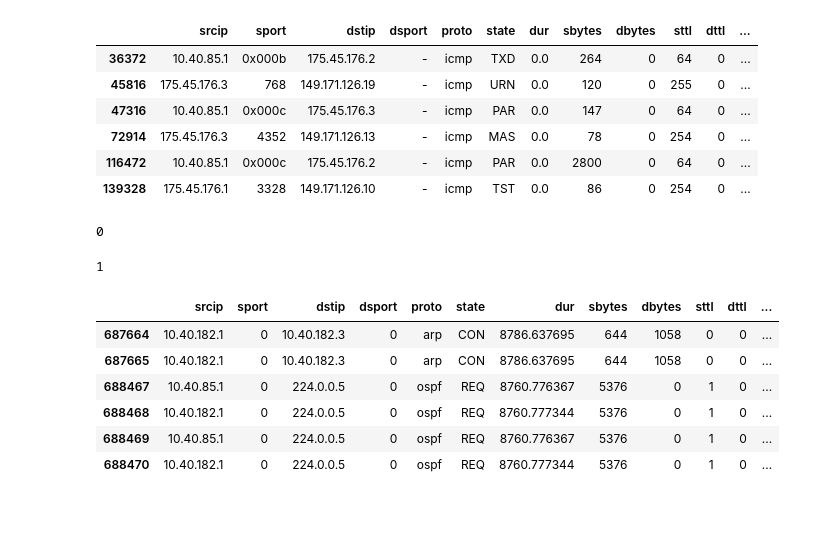
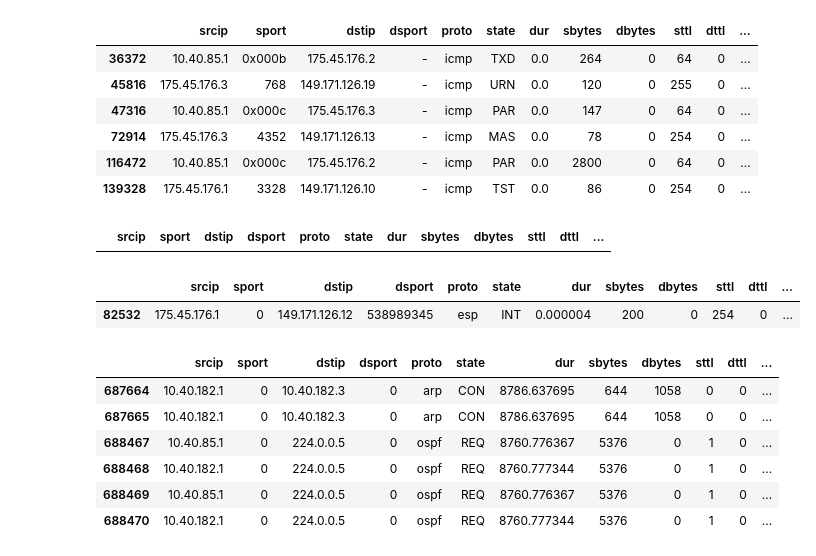
Before and after one commit to xcsengody/DP, a Jupyter notebook: xcsengody.ipynb, the cells around one changed output. Cells and saved outputs as stored; diff of their text form; code cells hidden in the pictures; blank space fills up the shorter version.

```diff
--- a/xcsengody.ipynb
+++ b/xcsengody.ipynb
@@ -237,13 +243,14 @@ dataset.sport = dataset.sport.apply(lambda x: int(x,16) if re.search('0x.*', x)
 # %%
 dataset.dsport = dataset.dsport.apply(lambda x: int(x,16) if re.search('0x.*', x) else x)
 # %%
-dataset[dataset.sport.apply(lambda x: int(x) > 65535)].shape[0]
+dataset[dataset.sport.apply(lambda x: int(x) > 65535)]
 # %% [output]
-0
+|  | srcip | sport | dstip | dsport | proto | state | dur | sbytes | dbytes | sttl | dttl | ... |
 # %%
-dataset[dataset.dsport.apply(lambda x: int(x) > 65535)].shape[0]
+dataset[dataset.dsport.apply(lambda x: int(x) > 65535)]
 # %% [output]
-1
+|  | srcip | sport | dstip | dsport | proto | state | dur | sbytes | dbytes | sttl | dttl | ... |
+| 82532 | 175.45.176.1 | 0 | 149.171.126.12 | 538989345 | esp | INT | 0.000004 | 200 | 0 | 254 | 0 | ... |
 # %%
 dataset = dataset[dataset.sport.apply(lambda x: int(x) <= 65535)]
 dataset = dataset[dataset.dsport.apply(lambda x: int(x) <= 65535)]
```
Also changed, not shown: parts of 20 cells of this notebook.
